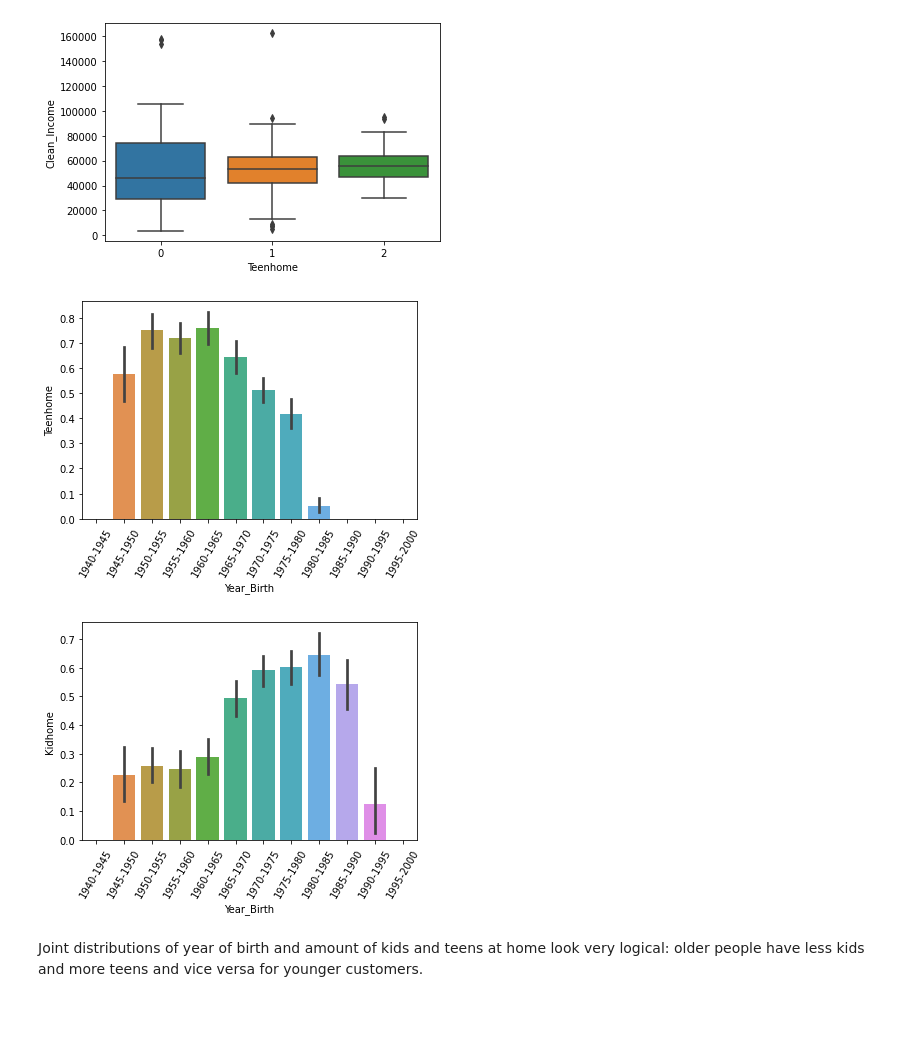
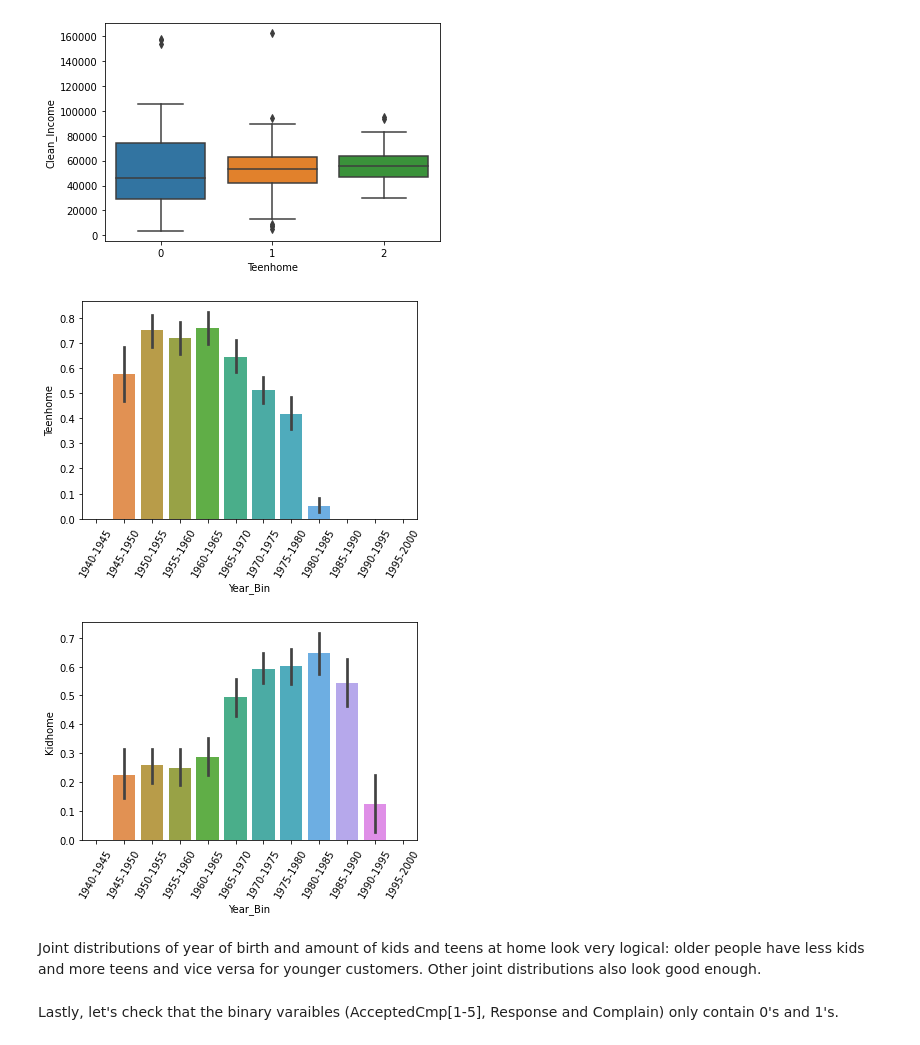
Before and after one commit to jegork/marketing-analytics-kaggle, a Jupyter notebook: Section1.ipynb, the cells around one changed output. Drawn from its saved outputs; the diff is of its cells as text; code cells hidden in the pictures; blank space fills up the shorter version.

```diff
--- a/Section1.ipynb
+++ b/Section1.ipynb
@@ -55,13 +57,9 @@ dtype: object
 Adjust data types and fix typo in ' Income '
 # %%
 data = data.astype({
-    'AcceptedCmp1':'bool',
-    'AcceptedCmp2':'bool',
-    'AcceptedCmp3':'bool',
-    'AcceptedCmp4':'bool',
-    'AcceptedCmp5':'bool',
-    'Response': 'bool',
-    'Complain': 'bool',
+    'Education': 'category',
+    'Marital_Status': 'category',
+    'Country': 'category',
     })
 data.Dt_Customer = pd.to_datetime(data.Dt_Customer)
 data = data.rename(columns={' Income ': 'Income'})
@@ -190,7 +188,11 @@ plt.show()
 # %%
 outliers_to_drop = []
 for column in data.select_dtypes(include=[np.number]):
-  outliers_to_drop.extend(detect_outliers(data[column])['id'])
+
+  # We are going to skip some numerical variables that are in reality binary
+  if not column in ['AcceptedCmp1', 'AcceptedCmp2', 'AcceptedCmp3',
+                'AcceptedCmp4', 'AcceptedCmp5', 'Response', 'Complain']:
+    outliers_to_drop.extend(detect_outliers(data[column])['id'])
 
 print(f"{ round((len(set(outliers_to_drop))/len(data.index))*100, 2) }% of observations are outliers.")
 # %% [output]
@@ -237,7 +239,7 @@ print(f'Minimal year of birth in the data set is { no_outliers_data.Year_Birth.m
 # %% [output]
 Minimal year of birth in the data set is 1940, maximal is 1996.
 # %%
-year_bins = pd.cut(no_outliers_data.Year_Birth, bins = np.arange(1940, 2005, 5).tolist(),
+no_outliers_data['Year_Bin'] = pd.cut(no_outliers_data.Year_Birth, bins = np.arange(1940, 2005, 5).tolist(),
                   labels=[ f'{x}-{x+5}' for x in np.arange(1940, 2000, 5).tolist() ])
 #Discretize our variable into bins of 5 years and add labels
 # %%
@@ -251,9 +253,9 @@ Looks much better! The distribution has also became closer to Gaussian.
 # %% [markdown]
 Let's now make some features out of Dt_Customer column. We will make feature for year, month, day and day of the week of Dt_Customer.
 # %%
-data['Dt_Customer_Year'] = data.Dt_Customer.dt.year
-data['Dt_Customer_Month'] = data.Dt_Customer.dt.month
-data['Dt_Customer_Day'] = data.Dt_Customer.dt.day
-data['Dt_Customer_DayOfWeek'] = data.Dt_Customer.dt.dayofweek
+no_outliers_data['Dt_Customer_Year'] = no_outliers_data.Dt_Customer.dt.year
+no_outliers_data['Dt_Customer_Month'] = no_outliers_data.Dt_Customer.dt.month
+no_outliers_data['Dt_Customer_Day'] = no_outliers_data.Dt_Customer.dt.day
+no_outliers_data['Dt_Customer_DayOfWeek'] = no_outliers_data.Dt_Customer.dt.dayofweek
 # %% [markdown]
 Next we'll make features out of our categorical variables!
@@ -283,16 +281,18 @@ sns.boxplot(x = featured_data.Teenhome, y = featured_data.Clean_Income)
 <matplotlib.axes._subplots.AxesSubplot at 0x...>
 [figure]
 # %%
-sns.barplot(x = year_bins, y = featured_data.Teenhome, estimator=np.mean) \
+sns.barplot(x = featured_data.Year_Bin, y = featured_data.Teenhome, estimator=np.mean) \
   .set_xticklabels(c.xaxis.get_ticklabels(), rotation=60)
 plt.show()
 # %% [output]
-[figure, old version]
+[figure, new version]
 # %%
-sns.barplot(x = year_bins, y = featured_data.Kidhome, estimator=np.mean) \
+sns.barplot(x = featured_data.Year_Bin, y = featured_data.Kidhome, estimator=np.mean) \
   .set_xticklabels(c.xaxis.get_ticklabels(), rotation=60)
 plt.show()
 # %% [output]
-[figure, old version]
+[figure, new version]
 # %% [markdown]
-Joint distributions of year of birth and amount of kids and teens at home look very logical: older people have less kids and more teens and vice versa for younger customers.
+Joint distributions of year of birth and amount of kids and teens at home look very logical: older people have less kids and more teens and vice versa for younger customers. Other joint distributions also look good enough.
+# %% [markdown]
+Lastly, let's check that the binary varaibles (AcceptedCmp[1-5], Response and Complain) only contain 0's and 1's.
```
Also changed, not shown: parts of 13 cells of this notebook.
